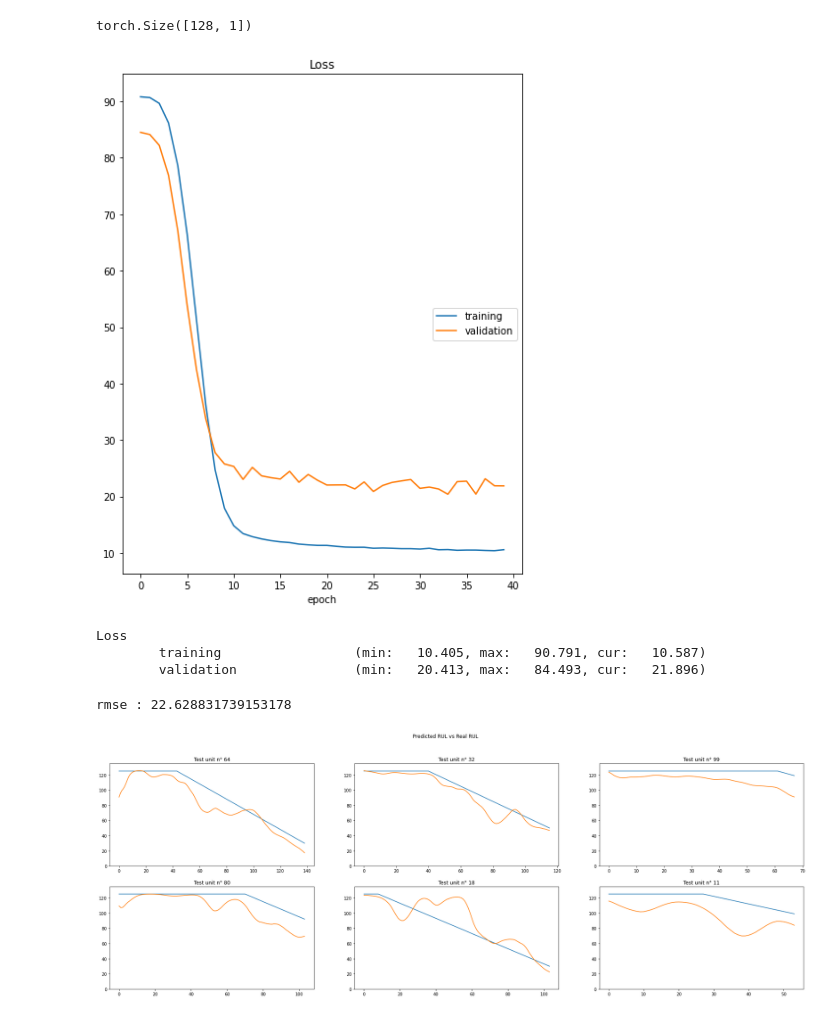
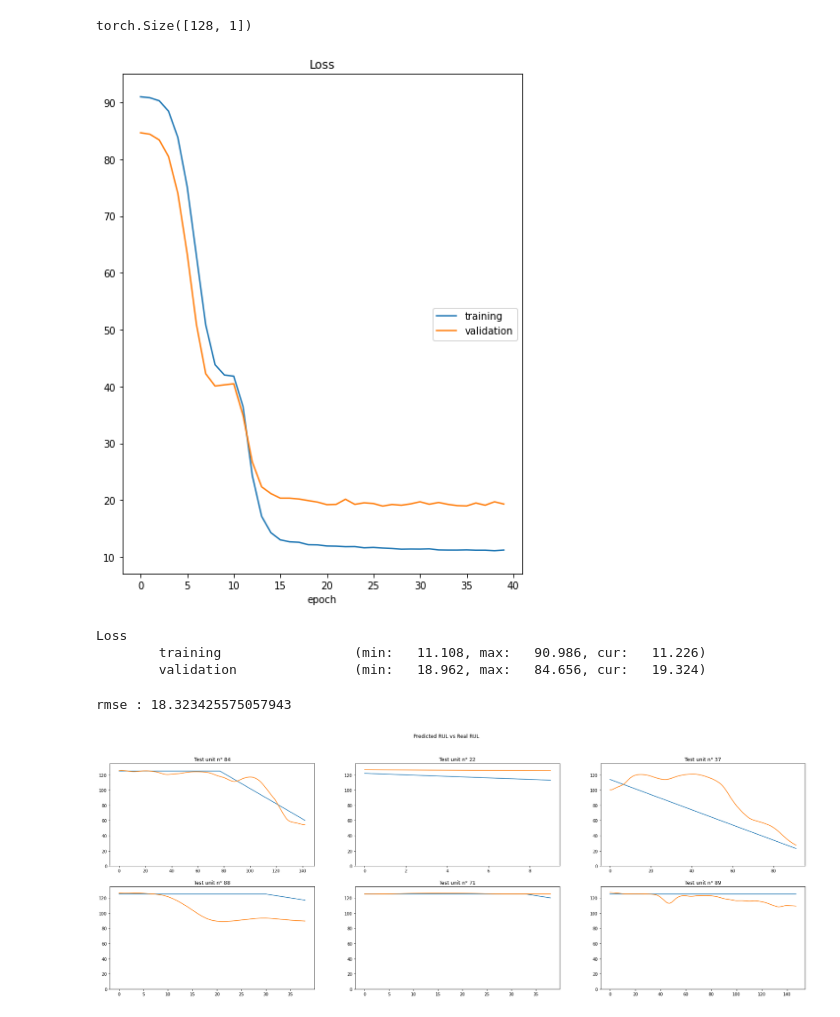
Before and after one commit to ettouilebouael/pdm-thesis, a Jupyter notebook: FD001_Turbo_Fan_RUL_estimation_with_LSTM.ipynb, the cells around one changed output. Drawn from its saved outputs; the diff is of its cells as text; code cells hidden in the pictures.

```diff
--- a/FD001_Turbo_Fan_RUL_estimation_with_LSTM.ipynb
+++ b/FD001_Turbo_Fan_RUL_estimation_with_LSTM.ipynb
@@ -69,21 +68,8 @@ def get_lstm_data(df, features, seq_len):
   return np.concatenate(X).astype(float), np.concatenate(y).astype(float)
 
 def condition_scaler(df):
-  scaler = RobustScaler()
-  sensor_col_names = ['s_%i' % i for i in range(1,22)]
-
-  df['setting_1'] = df['setting_1'].round(1)
-  df['setting_2'] = df['setting_2'].round(1)
-  df['setting_3'] = df['setting_3'].round(1)
-
-  df['op_cond'] = df['setting_1'].astype(str) + '_' + \
-                    df['setting_2'].astype(str) + '_' + \
-                      df['setting_3'].astype(str)
-
-  for condition in df['op_cond'].unique():
-      scaler.fit(df.loc[df['op_cond']==condition, sensor_col_names])
-      df.loc[df['op_cond']==condition, sensor_col_names] = scaler.transform(df.loc[df['op_cond']==condition, sensor_col_names])
-
+  scaler = MinMaxScaler(feature_range=(-1,1))
+  df[features] = scaler.fit_transform(df[features])
   return df
 
 def denoise(df, features):
@@ -241,16 +227,18 @@ print(y.shape)
 # %% [output]
 torch.Size([128, 1])
 # %%
-def fit(encoder, rul_predictor, dataloader, epochs=10):
+def fit(encoder, rul_predictor, dataloader, epochs, learning_rate, data_num):
+
     device = "cuda" if torch.cuda.is_available() else "cpu"
     liveloss = PlotLosses()
     encoder.to(device)
     rul_predictor.to(device)
-    optimizer = torch.optim.Adam(list(encoder.parameters()) + list(rul_predictor.parameters()), lr=learning_rate,weight_decay=0)
+    optimizer = torch.optim.Adam(list(encoder.parameters()) + list(rul_predictor.parameters()), lr=learning_rate,weight_decay=0.001)
     criterion = torch.nn.MSELoss()
     best_loss = 30
     for epoch in range(1, epochs+1):
-        model.train()
+        encoder.train()
+        rul_predictor.train()
         train_loss = []
         eval_loss = []
         logs = {}
@@ -264,7 +252,8 @@ def fit(encoder, rul_predictor, dataloader, epochs=10):
             loss.backward()
             optimizer.step()
             train_loss.append(loss.item())
-        model.eval()
+        encoder.eval()
+        rul_predictor.eval()
         with torch.no_grad():
           for batch in dataloader['test']:
             X, y = batch
@@ -291,41 +280,43 @@ def fit(encoder, rul_predictor, dataloader, epochs=10):
               print(f'best model saved with rmse = {rmse_val} at epoch {epoch}')
 
 
-
-
-fit(encoder, rul_predictor, dataloader, epochs =40)
+fit(encoder, rul_predictor, dataloader, 40, learning_rate, data_num)
 # %% [output]
-[figure, old version]
+[figure, new version]
 Loss
-        training                 (min:   10.405, max:   90.791, cur:   10.587)
-        validation               (min:   20.413, max:   84.493, cur:   21.896)
+        training                 (min:   11.108, max:   90.986, cur:   11.226)
+        validation               (min:   18.962, max:   84.656, cur:   19.324)
 # %%
+# plot rul predictions for random engines from test units
 def plot_test_predictions(encoder, rul_predictor,data_num,features, seq_len):
+  device = "cuda" if torch.cuda.is_available() else "cpu"
   X , y, online_df_pred = online_pipeline(data_num, features, seq_len)
   loss = torch.nn.MSELoss()
-  model.eval()
-  model.to(device)
+  rul_predictor.eval()
+  encoder.eval()
+  rul_predictor.to(device)
+  encoder.to(device)
   with torch.no_grad():
     X = torch.from_numpy(X).float().to(device)
     y = torch.from_numpy(y).float().to(device)
     h_hat = encoder(X)
     y_pred = rul_predictor(h_hat)
     mse = loss(y_pred, y)
     online_df_pred.loc[:,'rul_pred'] = y_pred.cpu().numpy()
-  units = [64,32,99,80,18,11]
+  units =  np.random.randint(1,100,6)
   fig, axs = plt.subplots(2, 3, figsize=(30,10))
   fig.suptitle('Predicted RUL vs Real RUL')
   for ax, unit in zip(axs.flatten(), units):
     ax.plot(online_df_pred[online_df_pred.unit_number ==  unit]['rul'].values)
     ax.plot(online_df_pred[online_df_pred.unit_number ==  unit]['rul_pred'].values)
     ax.set_ylim(ymin=0)
     ax.set_ylim(ymax=135)
     ax.set_title(f'Test unit n° {unit}')
   plt.plot()
 
   print('rmse :', np.sqrt(mse.item()))
 
 plot_test_predictions(encoder, rul_predictor, data_num,features,seq_len)
 # %% [output]
-rmse : 22.628831739153178
+rmse : 18.323425575057943
-[figure, old version]
+[figure, new version]
```
Also changed, not shown: parts of 1 cell of this notebook.
